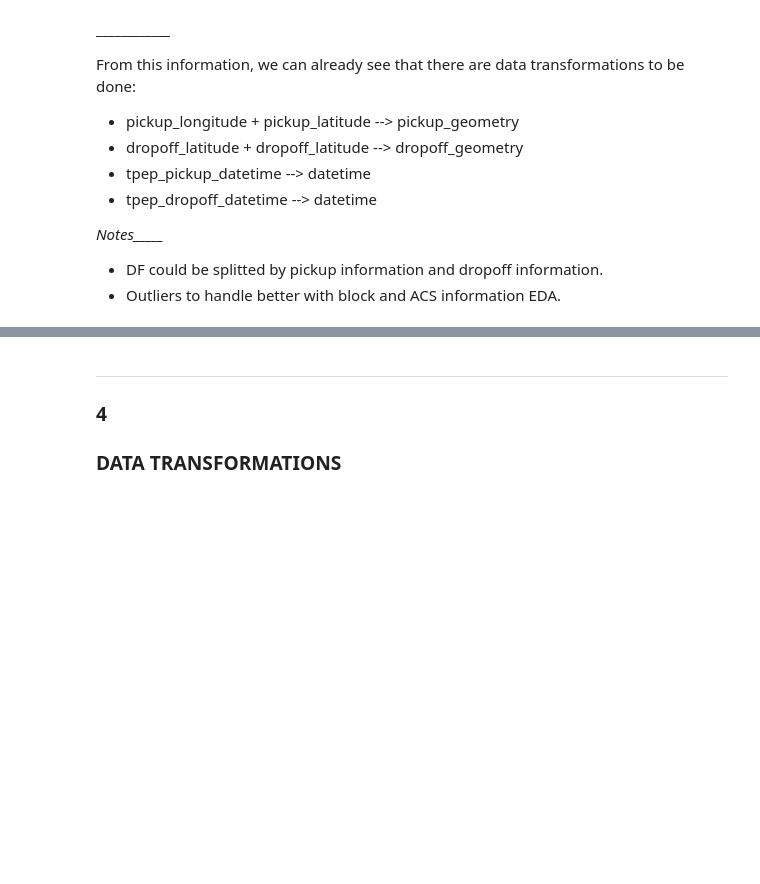
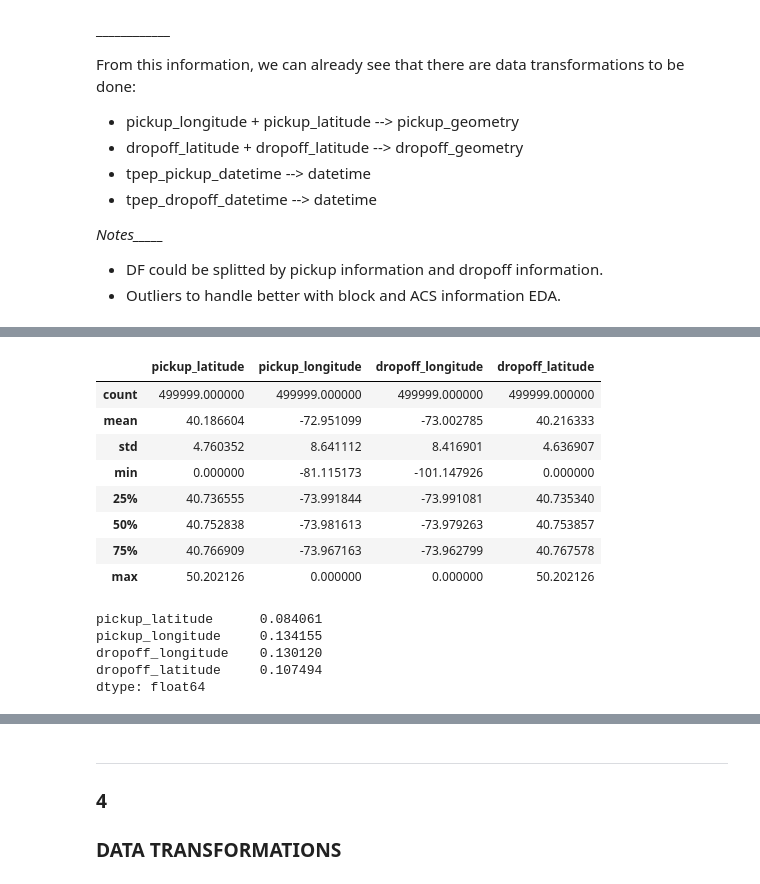
Before and after one commit to LAMDAMielgo/nyc_taxis, a Jupyter notebook: notebooks/EDA 01.ipynb, the cells around one changed output, grey strips where cells are left out. Saved outputs shown, nothing was run; the diff lists cells and outputs as text; code cells hidden in the pictures; blank space fills up the shorter version.

```diff
--- a/notebooks/EDA 01.ipynb
+++ b/notebooks/EDA 01.ipynb
@@ -552,0 +464,26 @@ From this information, we can already see that there are data transformations to
+# %%
+df_for_eda[['pickup_latitude', 'pickup_longitude', 'dropoff_longitude', 'dropoff_latitude']].describe()
+# %% [output]
+|  | pickup_latitude | pickup_longitude | dropoff_longitude | dropoff_latitude |
+| count | 499999.000000 | 499999.000000 | 499999.000000 | 499999.000000 |
+| mean | 40.186604 | -72.951099 | -73.002785 | 40.216333 |
+| std | 4.760352 | 8.641112 | 8.416901 | 4.636907 |
+| min | 0.000000 | -81.115173 | -101.147926 | 0.000000 |
+| 25% | 40.736555 | -73.991844 | -73.991081 | 40.735340 |
+| 50% | 40.752838 | -73.981613 | -73.979263 | 40.753857 |
+| 75% | 40.766909 | -73.967163 | -73.962799 | 40.767578 |
+| max | 50.202126 | 0.000000 | 0.000000 | 50.202126 |
+# %%
+columns = ['pickup_latitude', 'pickup_longitude', 'dropoff_longitude', 'dropoff_latitude']
+
+Q_down = df_for_eda[columns].quantile(0.05)
+Q_up = df_for_eda[columns].quantile(0.95)
+
+IQR = Q_up - Q_down
+IQR
+# %% [output]
+pickup_latitude      0.084061
+pickup_longitude     0.134155
+dropoff_longitude    0.130120
+dropoff_latitude     0.107494
+dtype: float64
```
Also changed, not shown: parts of 17 cells of this notebook, 1 other file.
